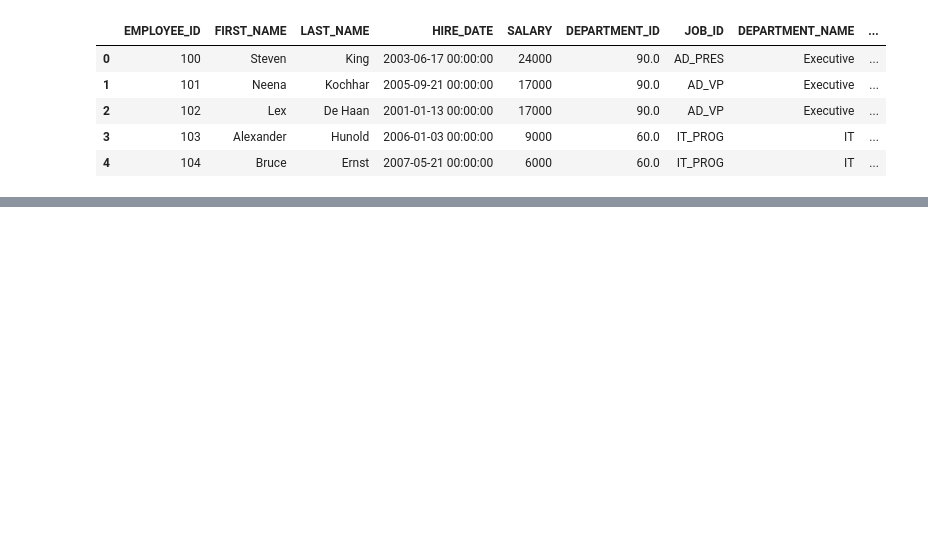
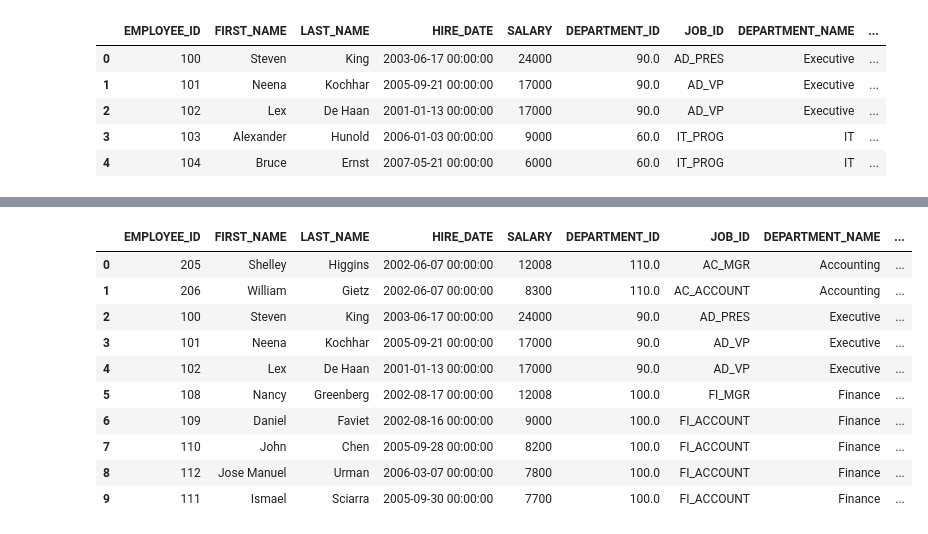
Before and after one commit to danhdlvn/tryBinder, a Jupyter notebook: khtn/p2test/p2test.ipynb, the cells around one changed output, grey strips where cells are left out. Saved outputs shown, nothing was run; the diff lists cells and outputs as text; code cells hidden in the pictures; blank space fills up the shorter version.

```diff
--- a/khtn/p2test/p2test.ipynb
+++ b/khtn/p2test/p2test.ipynb
@@ -115,0 +137,16 @@ emp.head()
+# %%
+# 11 Liệt kê các nhân viên có lương (salary) > trung bình các lương, sắp tăng theodepartment_name và sắp giảm theo salary
+
+emp[emp['SALARY'] > emp['SALARY'].mean()].sort_values(by=['DEPARTMENT_NAME','SALARY'], ascending=[True,False]).reset_index(drop=True).head(10)
+# %% [output]
+|  | EMPLOYEE_ID | FIRST_NAME | LAST_NAME | HIRE_DATE | SALARY | DEPARTMENT_ID | JOB_ID | DEPARTMENT_NAME | ... |
+| 0 | 205 | Shelley | Higgins | 2002-06-07 00:00:00 | 12008 | 110.0 | AC_MGR | Accounting | ... |
+| 1 | 206 | William | Gietz | 2002-06-07 00:00:00 | 8300 | 110.0 | AC_ACCOUNT | Accounting | ... |
+| 2 | 100 | Steven | King | 2003-06-17 00:00:00 | 24000 | 90.0 | AD_PRES | Executive | ... |
+| 3 | 101 | Neena | Kochhar | 2005-09-21 00:00:00 | 17000 | 90.0 | AD_VP | Executive | ... |
+| 4 | 102 | Lex | De Haan | 2001-01-13 00:00:00 | 17000 | 90.0 | AD_VP | Executive | ... |
+| 5 | 108 | Nancy | Greenberg | 2002-08-17 00:00:00 | 12008 | 100.0 | FI_MGR | Finance | ... |
+| 6 | 109 | Daniel | Faviet | 2002-08-16 00:00:00 | 9000 | 100.0 | FI_ACCOUNT | Finance | ... |
+| 7 | 110 | John | Chen | 2005-09-28 00:00:00 | 8200 | 100.0 | FI_ACCOUNT | Finance | ... |
+| 8 | 112 | Jose Manuel | Urman | 2006-03-07 00:00:00 | 7800 | 100.0 | FI_ACCOUNT | Finance | ... |
+| 9 | 111 | Ismael | Sciarra | 2005-09-30 00:00:00 | 7700 | 100.0 | FI_ACCOUNT | Finance | ... |
```
Also changed, not shown: parts of 5 cells of this notebook.
